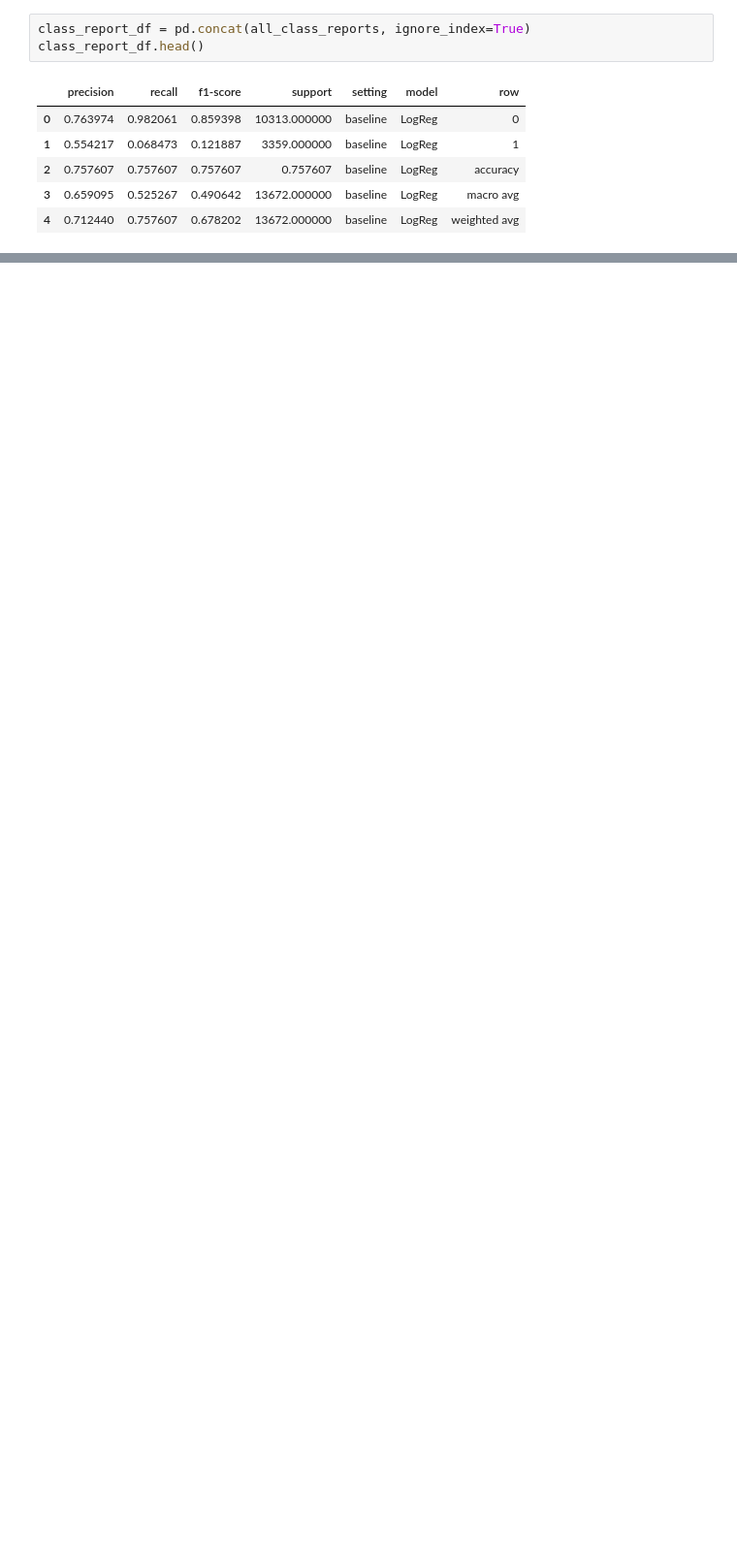
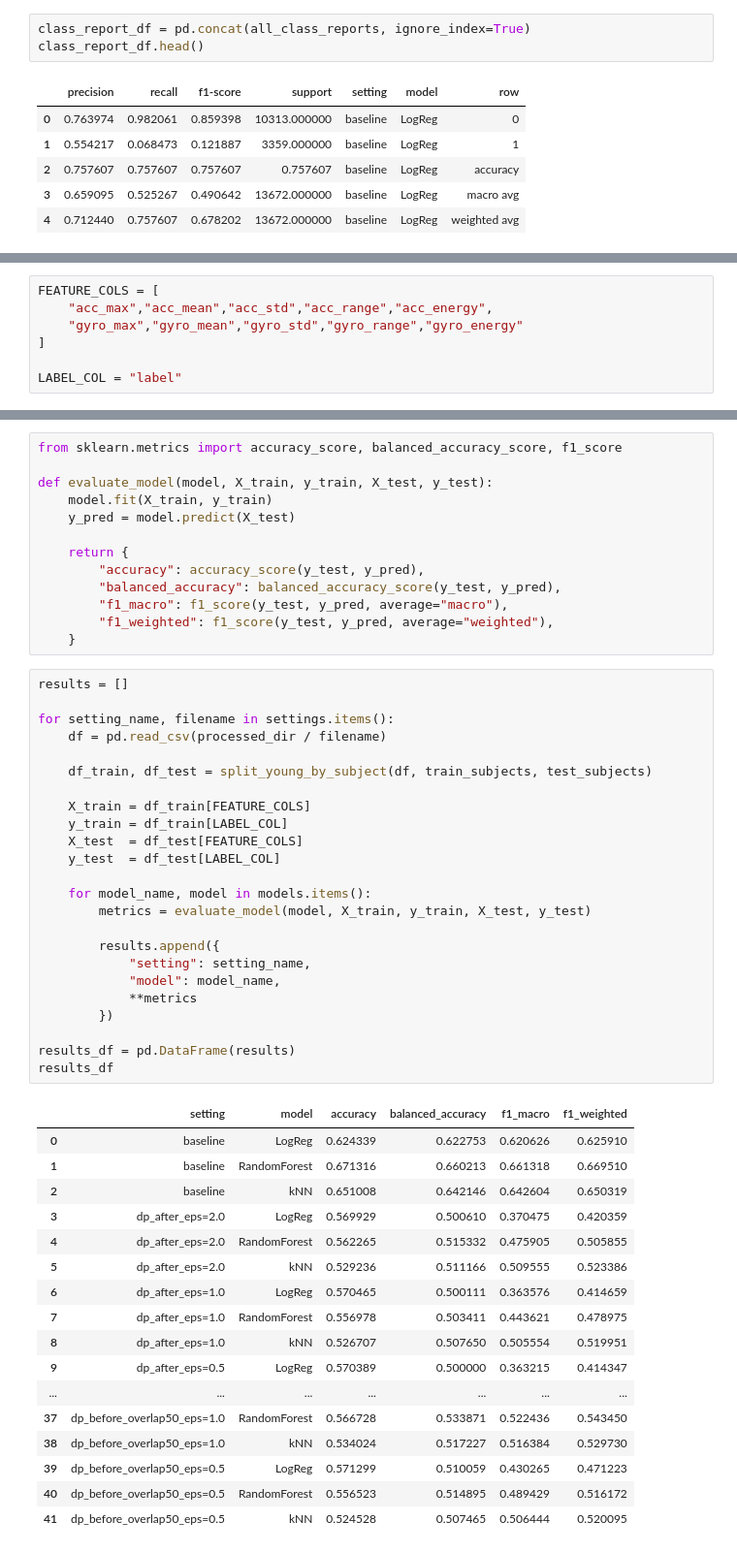
Before and after one commit to tjpoa/aih-privacy, a Jupyter notebook: notebooks/04_baseline_ml.ipynb, the cells around one changed output, grey strips where cells are left out. Shown at 97% size. Saved outputs shown, nothing was run; the diff lists cells and outputs as text; blank space fills up the shorter version.

Commit message:
model eval for all datasets

```diff
--- a/notebooks/04_baseline_ml.ipynb
+++ b/notebooks/04_baseline_ml.ipynb
@@ -406,0 +529,7 @@ class_report_df.head()
+# %%
+FEATURE_COLS = [
+    "acc_max","acc_mean","acc_std","acc_range","acc_energy",
+    "gyro_max","gyro_mean","gyro_std","gyro_range","gyro_energy"
+]
+
+LABEL_COL = "label"
@@ -406,0 +558,55 @@ class_report_df.head()
+# %%
+from sklearn.metrics import accuracy_score, balanced_accuracy_score, f1_score
+
+def evaluate_model(model, X_train, y_train, X_test, y_test):
+    model.fit(X_train, y_train)
+    y_pred = model.predict(X_test)
+
+    return {
+        "accuracy": accuracy_score(y_test, y_pred),
+        "balanced_accuracy": balanced_accuracy_score(y_test, y_pred),
+        "f1_macro": f1_score(y_test, y_pred, average="macro"),
+        "f1_weighted": f1_score(y_test, y_pred, average="weighted"),
+    }
+# %%
+results = []
+
+for setting_name, filename in settings.items():
+    df = pd.read_csv(processed_dir / filename)
+
+    df_train, df_test = split_young_by_subject(df, train_subjects, test_subjects)
+
+    X_train = df_train[FEATURE_COLS]
+    y_train = df_train[LABEL_COL]
+    X_test  = df_test[FEATURE_COLS]
+    y_test  = df_test[LABEL_COL]
+
+    for model_name, model in models.items():
+        metrics = evaluate_model(model, X_train, y_train, X_test, y_test)
+
+        results.append({
+            "setting": setting_name,
+            "model": model_name,
+            **metrics
+        })
+
+results_df = pd.DataFrame(results)
+results_df
+# %% [output]
+|  | setting | model | accuracy | balanced_accuracy | f1_macro | f1_weighted |
+| 0 | baseline | LogReg | 0.624339 | 0.622753 | 0.620626 | 0.625910 |
+| 1 | baseline | RandomForest | 0.671316 | 0.660213 | 0.661318 | 0.669510 |
+| 2 | baseline | kNN | 0.651008 | 0.642146 | 0.642604 | 0.650319 |
+| 3 | dp_after_eps=2.0 | LogReg | 0.569929 | 0.500610 | 0.370475 | 0.420359 |
+| 4 | dp_after_eps=2.0 | RandomForest | 0.562265 | 0.515332 | 0.475905 | 0.505855 |
+| 5 | dp_after_eps=2.0 | kNN | 0.529236 | 0.511166 | 0.509555 | 0.523386 |
+| 6 | dp_after_eps=1.0 | LogReg | 0.570465 | 0.500111 | 0.363576 | 0.414659 |
+| 7 | dp_after_eps=1.0 | RandomForest | 0.556978 | 0.503411 | 0.443621 | 0.478975 |
+| 8 | dp_after_eps=1.0 | kNN | 0.526707 | 0.507650 | 0.505554 | 0.519951 |
+| 9 | dp_after_eps=0.5 | LogReg | 0.570389 | 0.500000 | 0.363215 | 0.414347 |
+| ... | ... | ... | ... | ... | ... | ... |
+| 37 | dp_before_overlap50_eps=1.0 | RandomForest | 0.566728 | 0.533871 | 0.522436 | 0.543450 |
+| 38 | dp_before_overlap50_eps=1.0 | kNN | 0.534024 | 0.517227 | 0.516384 | 0.529730 |
+| 39 | dp_before_overlap50_eps=0.5 | LogReg | 0.571299 | 0.510059 | 0.430265 | 0.471223 |
+| 40 | dp_before_overlap50_eps=0.5 | RandomForest | 0.556523 | 0.514895 | 0.489429 | 0.516172 |
+| 41 | dp_before_overlap50_eps=0.5 | kNN | 0.524528 | 0.507465 | 0.506444 | 0.520095 |
```
Also changed, not shown: parts of 15 cells of this notebook.
